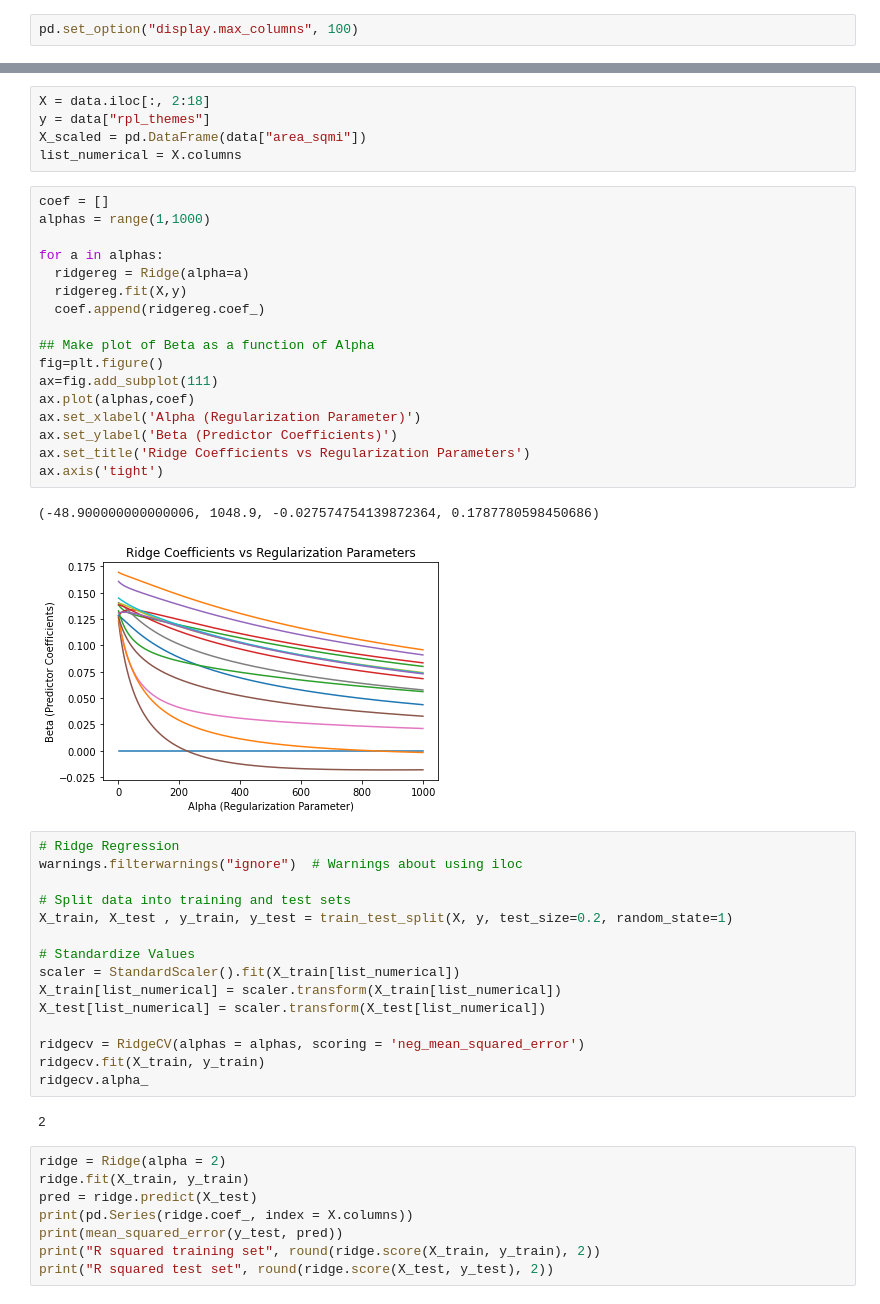
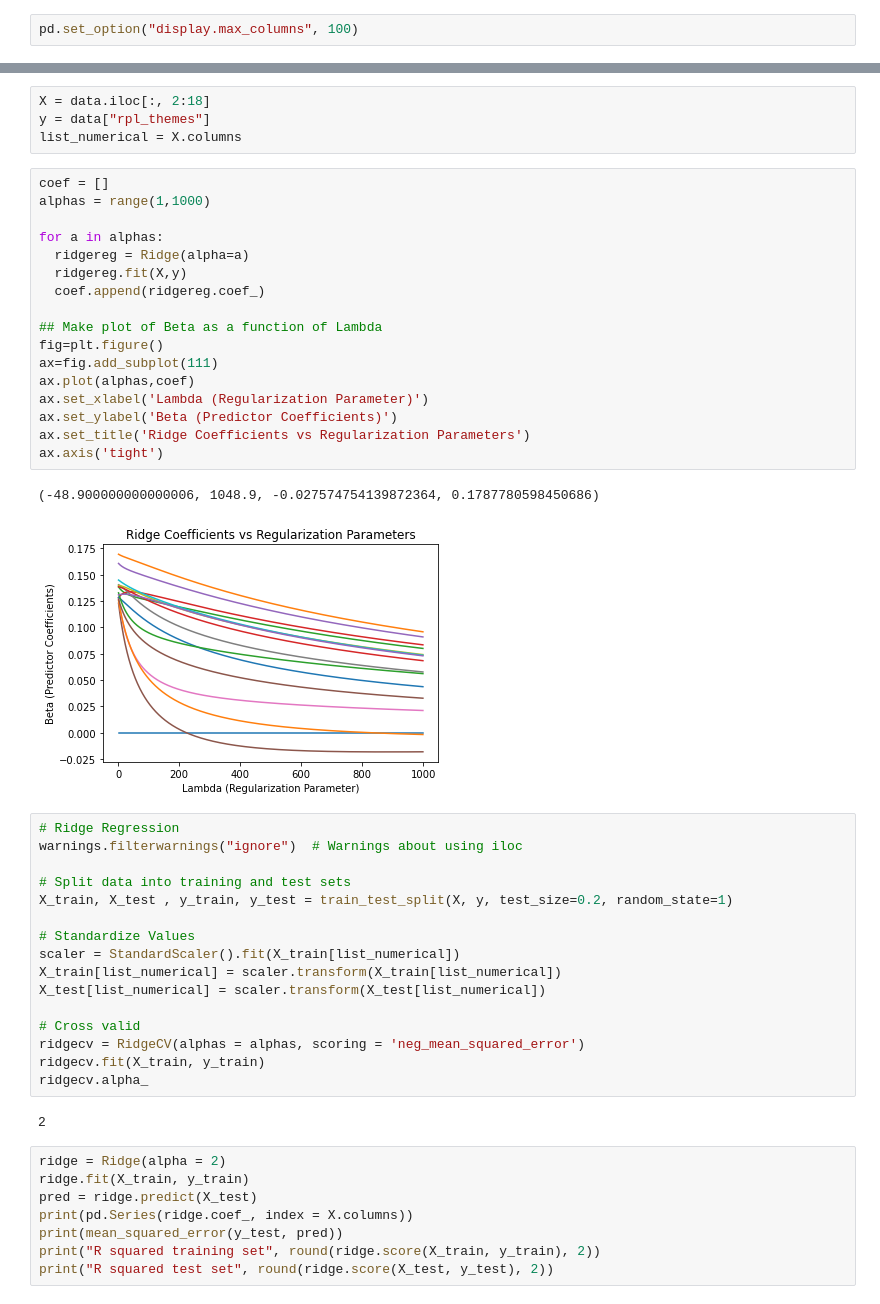
Before and after one commit to gspiga/STA160, a Jupyter notebook: Final Project/Ridge Regression.ipynb, the cells around one changed output, grey strips where cells are left out. Drawn from its saved outputs; the diff is of its cells as text.

```diff
--- a/Final Project/Ridge Regression.ipynb
+++ b/Final Project/Ridge Regression.ipynb
@@ -49,28 +50,27 @@ data
 # %%
 X = data.iloc[:, 2:18]
 y = data["rpl_themes"]
-X_scaled = pd.DataFrame(data["area_sqmi"])
 list_numerical = X.columns
 # %%
 coef = []
 alphas = range(1,1000)
 
 for a in alphas:
   ridgereg = Ridge(alpha=a)
   ridgereg.fit(X,y)
   coef.append(ridgereg.coef_)
 
-## Make plot of Beta as a function of Alpha
+## Make plot of Beta as a function of Lambda
 fig=plt.figure()
 ax=fig.add_subplot(111)
 ax.plot(alphas,coef)
-ax.set_xlabel('Alpha (Regularization Parameter)')
+ax.set_xlabel('Lambda (Regularization Parameter)')
 ax.set_ylabel('Beta (Predictor Coefficients)')
 ax.set_title('Ridge Coefficients vs Regularization Parameters')
 ax.axis('tight')
 # %% [output]
 (-48.900000000000006, 1048.9, -0.027574754139872364, 0.1787780598450686)
-[figure, old version]
+[figure, new version]
 # %%
 # Ridge Regression
 warnings.filterwarnings("ignore")  # Warnings about using iloc
@@ -83,6 +83,7 @@ scaler = StandardScaler().fit(X_train[list_numerical])
 X_train[list_numerical] = scaler.transform(X_train[list_numerical])
 X_test[list_numerical] = scaler.transform(X_test[list_numerical])
 
+# Cross valid
 ridgecv = RidgeCV(alphas = alphas, scoring = 'neg_mean_squared_error')
 ridgecv.fit(X_train, y_train)
 ridgecv.alpha_
```
Also changed, not shown: parts of 3 cells of this notebook.
